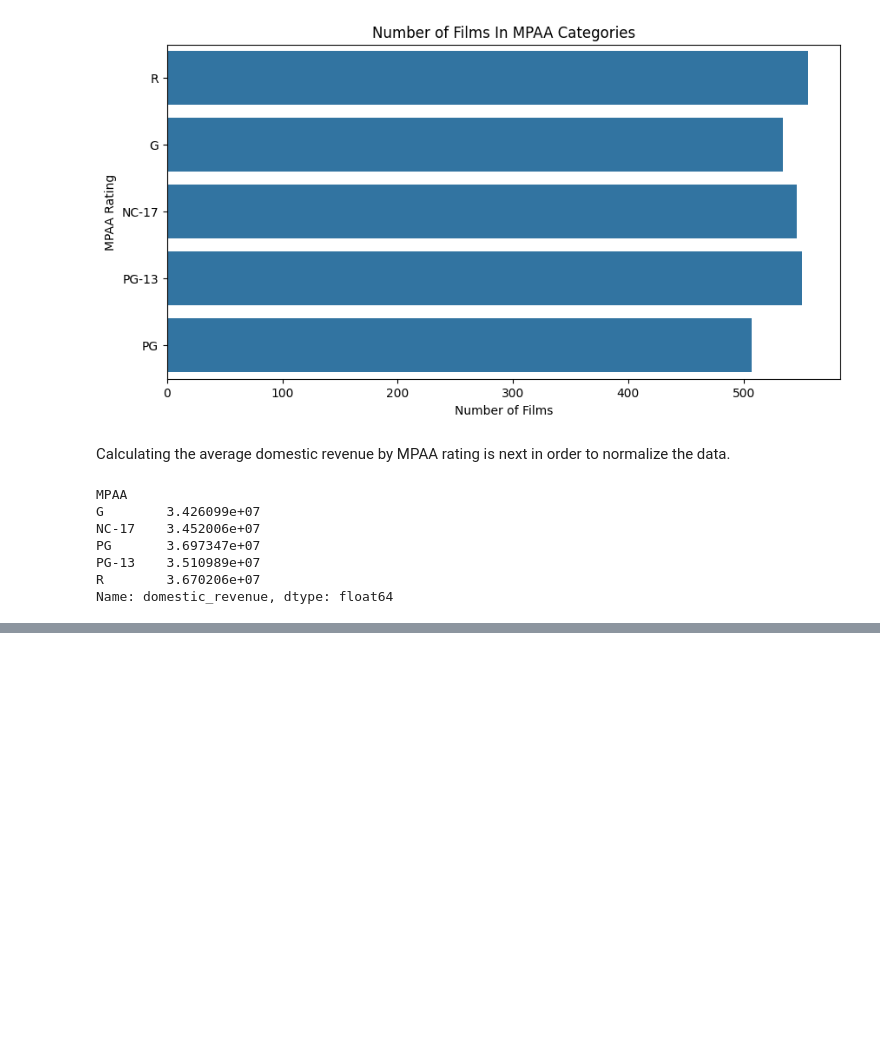
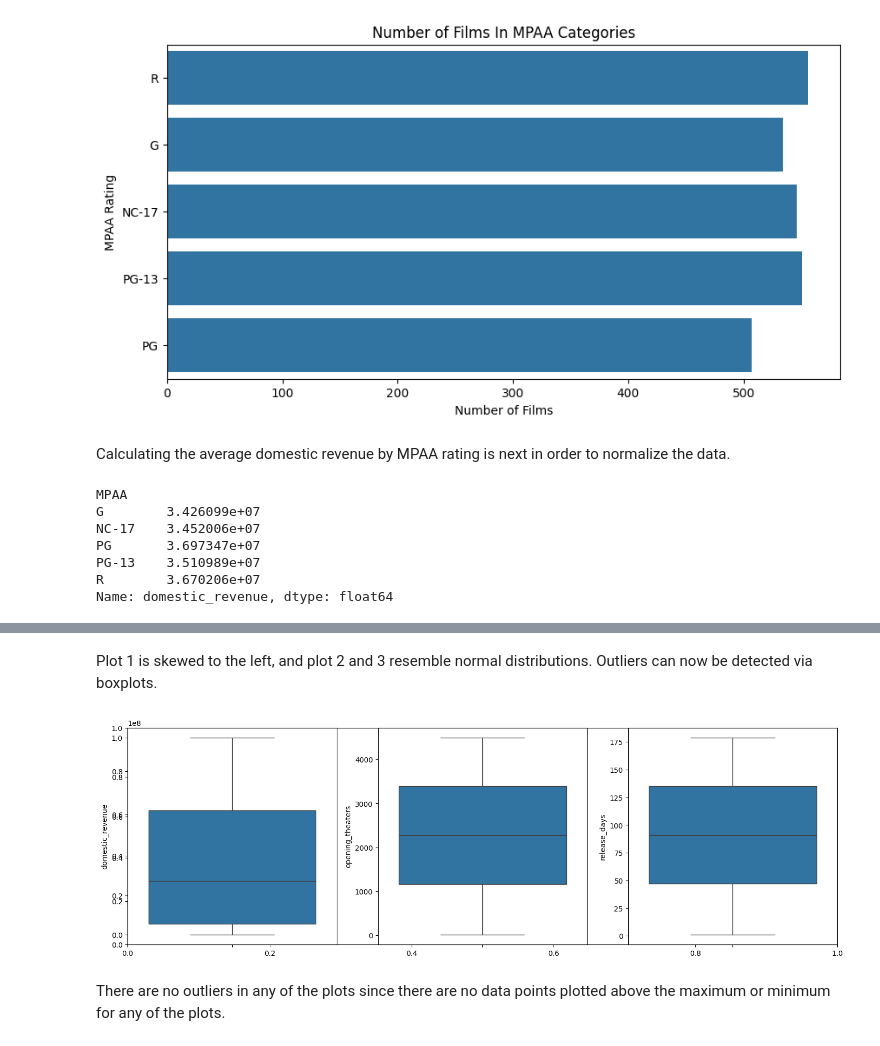
Before and after one commit to GF4987/Box-Office-Success-Prediction, a Jupyter notebook: predict.ipynb, the cells around one changed output, grey strips where cells are left out. Saved outputs shown, nothing was run; the diff lists cells and outputs as text; code cells hidden in the pictures; blank space fills up the shorter version.

```diff
--- a/predict.ipynb
+++ b/predict.ipynb
@@ -153,0 +169,16 @@ Name: domestic_revenue, dtype: float64
+# %% [markdown]
+Plot 1 is skewed to the left, and plot 2 and 3 resemble normal distributions. Outliers can now be detected via boxplots.
+# %%
+'''Outlier Detection via Boxplots'''
+plt.subplots(figsize=(15, 5))
+
+for i, col in enumerate(feats, 1):
+    plt.subplot(1, 3, i)
+    sb.boxplot(data[col])
+
+plt.tight_layout()
+plt.show()
+# %% [output]
+[figure, added]
+# %% [markdown]
+There are no outliers in any of the plots since there are no data points plotted above the maximum or minimum for any of the plots.
```
Also changed, not shown: parts of 2 cells of this notebook.
